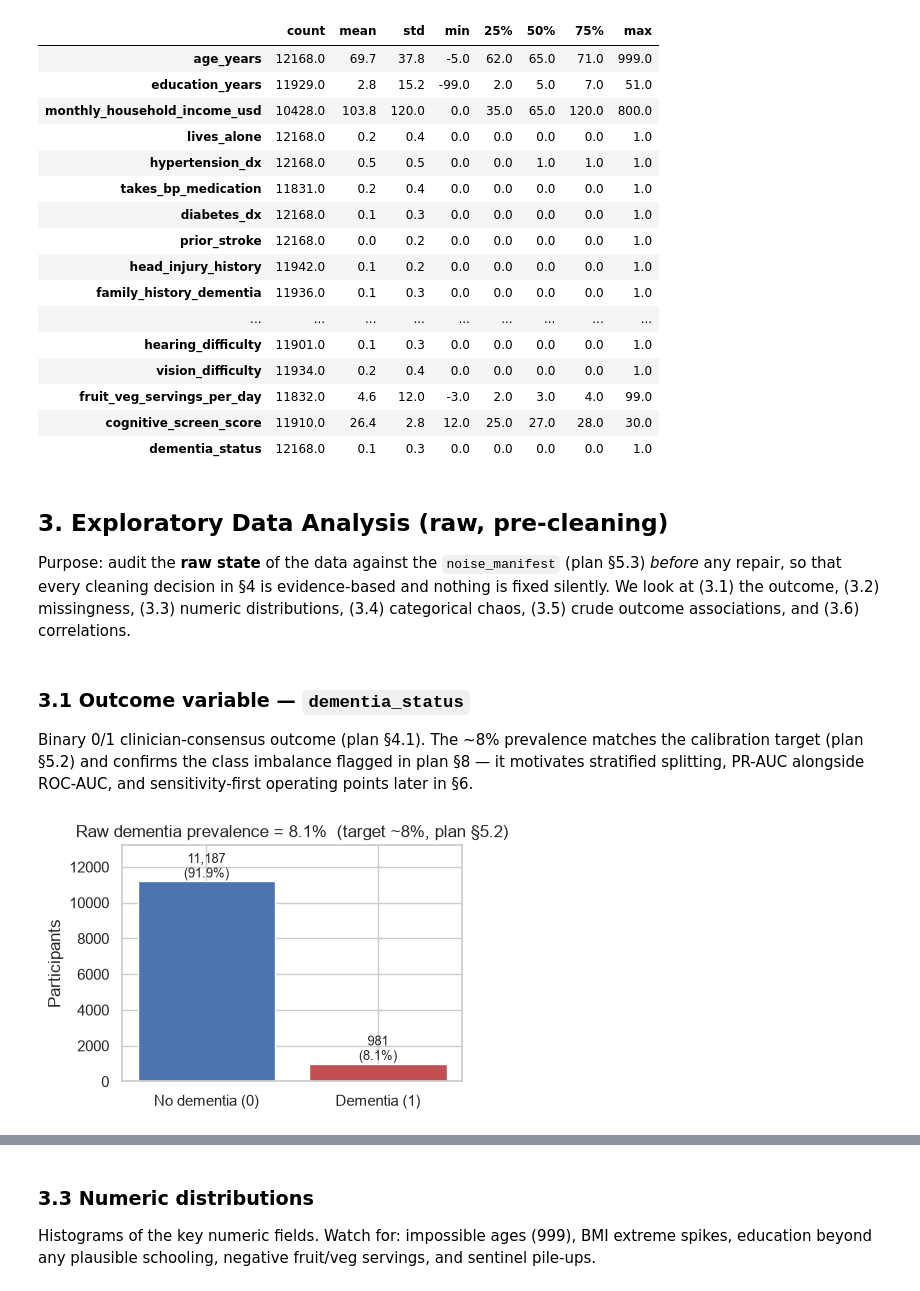
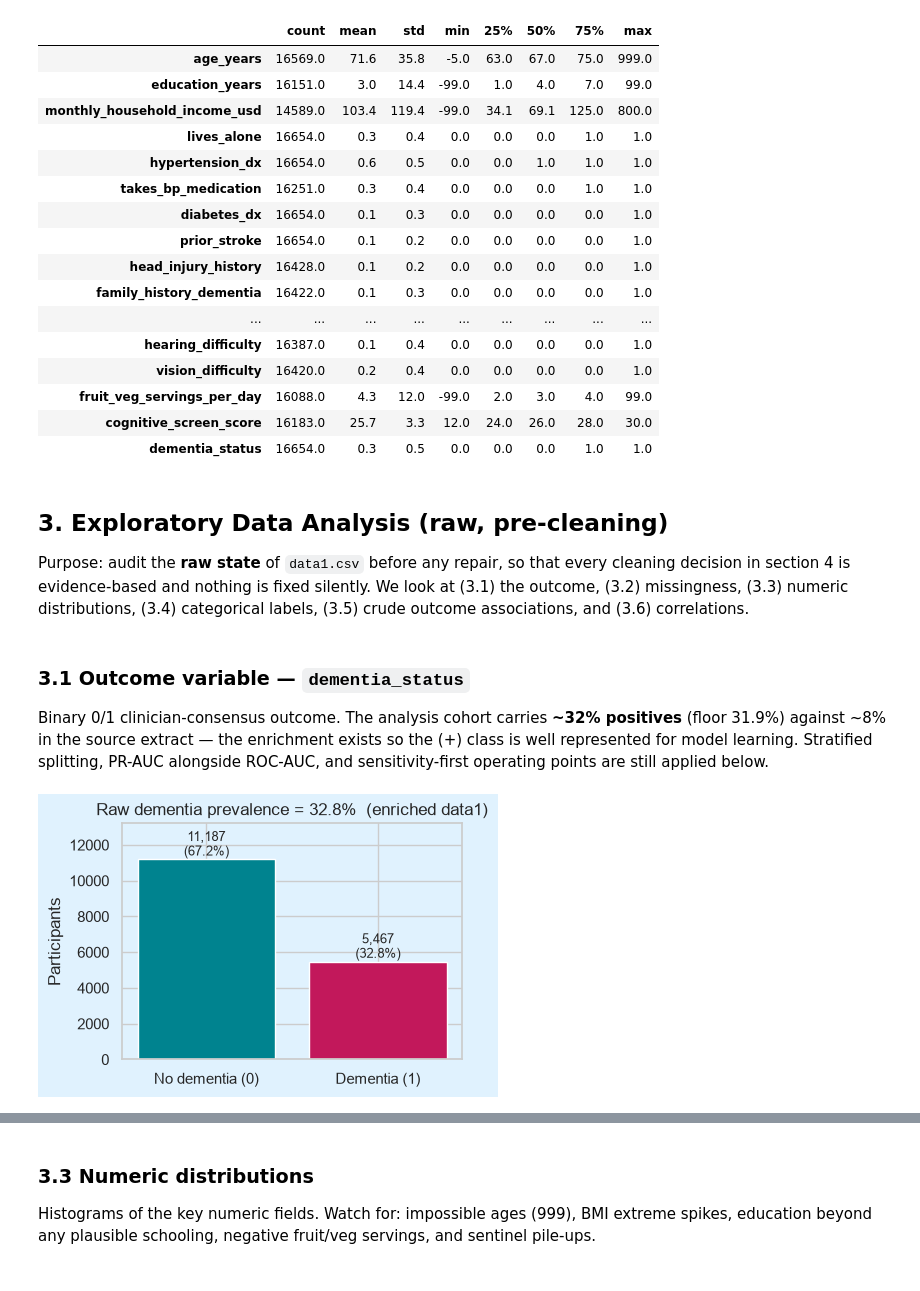
Before and after one commit to tinolinton/ml_dementia, a Jupyter notebook: modelx.ipynb, the cells around one changed output, grey strips where cells are left out. Cells and saved outputs as stored; diff of their text form; code cells hidden in the pictures.

```diff
--- a/modelx.ipynb
+++ b/modelx.ipynb
@@ -85,6 +96,10 @@ truly empty fields become `NaN`.
 # %%
-# Load raw data. keep_default_na=False + na_values=[""] -> only empty fields are NaN.
-df = pd.read_csv("data.csv", keep_default_na=False, na_values=[""])
-print(f"Raw shape: {df.shape[0]:,} rows x {df.shape[1]} columns")
-df.head()
+# --- Ingest -----------------------------------------------------------------------------
+# Only truly empty fields become NaN; keep_default_na=False protects the genuine "None"
+# label of alcohol_use from the default NA parser. No other parsing is needed here — the
+# sentinel codes, label chaos and impossible values are repaired in section 4.
+data = pd.read_csv("data1.csv", keep_default_na=False, na_values=[""])
+print(f"data1.csv: {data.shape[0]:,} rows x {data.shape[1]} columns | "
+      f"dementia (+) prevalence {data['dementia_status'].astype(int).mean():.1%}")
+data.head()
 # %% [output]
@@ -119,57 +134,57 @@ memory usage: 3.9 MB
 # %%
 # Numeric summary of the RAW data.
 # Impossible values are already visible (age max 999, BMI 4.7-102.5, education 51)
-# — these are engineered defects from the noise manifest (plan §5.3), handled in §4.
-df.describe().T.round(1)
+# — handled in section 4.
+data.describe().T.round(1)
 # %% [output]
 |  | count | mean | std | min | 25% | 50% | 75% | max |
-| age_years | 12168.0 | 69.7 | 37.8 | -5.0 | 62.0 | 65.0 | 71.0 | 999.0 |
-| education_years | 11929.0 | 2.8 | 15.2 | -99.0 | 2.0 | 5.0 | 7.0 | 51.0 |
-| monthly_household_income_usd | 10428.0 | 103.8 | 120.0 | 0.0 | 35.0 | 65.0 | 120.0 | 800.0 |
-| lives_alone | 12168.0 | 0.2 | 0.4 | 0.0 | 0.0 | 0.0 | 0.0 | 1.0 |
-| hypertension_dx | 12168.0 | 0.5 | 0.5 | 0.0 | 0.0 | 1.0 | 1.0 | 1.0 |
-| takes_bp_medication | 11831.0 | 0.2 | 0.4 | 0.0 | 0.0 | 0.0 | 0.0 | 1.0 |
-| diabetes_dx | 12168.0 | 0.1 | 0.3 | 0.0 | 0.0 | 0.0 | 0.0 | 1.0 |
-| prior_stroke | 12168.0 | 0.0 | 0.2 | 0.0 | 0.0 | 0.0 | 0.0 | 1.0 |
-| head_injury_history | 11942.0 | 0.1 | 0.2 | 0.0 | 0.0 | 0.0 | 0.0 | 1.0 |
-| family_history_dementia | 11936.0 | 0.1 | 0.3 | 0.0 | 0.0 | 0.0 | 0.0 | 1.0 |
+| age_years | 16569.0 | 71.6 | 35.8 | -5.0 | 63.0 | 67.0 | 75.0 | 999.0 |
+| education_years | 16151.0 | 3.0 | 14.4 | -99.0 | 1.0 | 4.0 | 7.0 | 99.0 |
+| monthly_household_income_usd | 14589.0 | 103.4 | 119.4 | -99.0 | 34.1 | 69.1 | 125.0 | 800.0 |
+| lives_alone | 16654.0 | 0.3 | 0.4 | 0.0 | 0.0 | 0.0 | 1.0 | 1.0 |
+| hypertension_dx | 16654.0 | 0.6 | 0.5 | 0.0 | 0.0 | 1.0 | 1.0 | 1.0 |
+| takes_bp_medication | 16251.0 | 0.3 | 0.4 | 0.0 | 0.0 | 0.0 | 1.0 | 1.0 |
+| diabetes_dx | 16654.0 | 0.1 | 0.3 | 0.0 | 0.0 | 0.0 | 0.0 | 1.0 |
+| prior_stroke | 16654.0 | 0.1 | 0.2 | 0.0 | 0.0 | 0.0 | 0.0 | 1.0 |
+| head_injury_history | 16428.0 | 0.1 | 0.2 | 0.0 | 0.0 | 0.0 | 0.0 | 1.0 |
+| family_history_dementia | 16422.0 | 0.1 | 0.3 | 0.0 | 0.0 | 0.0 | 0.0 | 1.0 |
 | ... | ... | ... | ... | ... | ... | ... | ... | ... |
-| hearing_difficulty | 11901.0 | 0.1 | 0.3 | 0.0 | 0.0 | 0.0 | 0.0 | 1.0 |
-| vision_difficulty | 11934.0 | 0.2 | 0.4 | 0.0 | 0.0 | 0.0 | 0.0 | 1.0 |
-| fruit_veg_servings_per_day | 11832.0 | 4.6 | 12.0 | -3.0 | 2.0 | 3.0 | 4.0 | 99.0 |
-| cognitive_screen_score | 11910.0 | 26.4 | 2.8 | 12.0 | 25.0 | 27.0 | 28.0 | 30.0 |
-| dementia_status | 12168.0 | 0.1 | 0.3 | 0.0 | 0.0 | 0.0 | 0.0 | 1.0 |
+| hearing_difficulty | 16387.0 | 0.1 | 0.4 | 0.0 | 0.0 | 0.0 | 0.0 | 1.0 |
+| vision_difficulty | 16420.0 | 0.2 | 0.4 | 0.0 | 0.0 | 0.0 | 0.0 | 1.0 |
+| fruit_veg_servings_per_day | 16088.0 | 4.3 | 12.0 | -99.0 | 2.0 | 3.0 | 4.0 | 99.0 |
+| cognitive_screen_score | 16183.0 | 25.7 | 3.3 | 12.0 | 24.0 | 26.0 | 28.0 | 30.0 |
+| dementia_status | 16654.0 | 0.3 | 0.5 | 0.0 | 0.0 | 0.0 | 1.0 | 1.0 |
 # %% [markdown]
 ## 3. Exploratory Data Analysis (raw, pre-cleaning)
 
-Purpose: audit the **raw state** of the data against the `noise_manifest` (plan §5.3) *before*
-any repair, so that every cleaning decision in §4 is evidence-based and nothing is fixed
-silently. We look at (3.1) the outcome, (3.2) missingness, (3.3) numeric distributions,
-(3.4) categorical chaos, (3.5) crude outcome associations, and (3.6) correlations.
+Purpose: audit the **raw state** of `data1.csv` before any repair, so that every cleaning
+decision in section 4 is evidence-based and nothing is fixed silently. We look at (3.1) the
+outcome, (3.2) missingness, (3.3) numeric distributions, (3.4) categorical labels, (3.5) crude
+outcome associations, and (3.6) correlations.
 # %% [markdown]
 ### 3.1 Outcome variable — `dementia_status`
 
-Binary 0/1 clinician-consensus outcome (plan §4.1). The ~8% prevalence matches the
-calibration target (plan §5.2) and confirms the class imbalance flagged in plan §8 —
-it motivates stratified splitting, PR-AUC alongside ROC-AUC, and sensitivity-first
-operating points later in §6.
+Binary 0/1 clinician-consensus outcome. The analysis cohort carries **~32% positives** (floor
+31.9%) against ~8% in the source extract — the enrichment exists so the (+) class is well
+represented for model learning. Stratified splitting, PR-AUC alongside ROC-AUC, and
+sensitivity-first operating points are still applied below.
 # %%
 # Prevalence of dementia in the raw file (duplicates still included at this stage).
-counts = df["dementia_status"].value_counts().sort_index()
-prevalence = df["dementia_status"].mean()
+counts = data["dementia_status"].value_counts().sort_index()
+prevalence = data["dementia_status"].mean()
 
 fig, ax = plt.subplots(figsize=(4.5, 3.2))
 bars = ax.bar(["No dementia (0)", "Dementia (1)"], counts.values,
-              color=["#4c72b0", "#c44e52"])
+              color=[SECONDARY, PRIMARY])
 for b, n in zip(bars, counts.values):
-    ax.text(b.get_x() + b.get_width()/2, n, f"{n:,}\n({n/len(df):.1%})",
+    ax.text(b.get_x() + b.get_width()/2, n, f"{n:,}\n({n/len(data):.1%})",
             ha="center", va="bottom", fontsize=9)
 ax.set_ylim(0, counts.max() * 1.18)
 ax.set_ylabel("Participants")
-ax.set_title(f"Raw dementia prevalence = {prevalence:.1%}  (target ~8%, plan §5.2)")
+ax.set_title(f"Raw dementia prevalence = {prevalence:.1%}  (enriched data1)")
 plt.tight_layout(); plt.show()
 # %% [output]
-[figure, old version]
+[figure, new version]
 # %% [markdown]
 ### 3.2 Missingness profile (true NULLs only)
 
```
Also changed, not shown: parts of 94 cells of this notebook, 51 other files.
